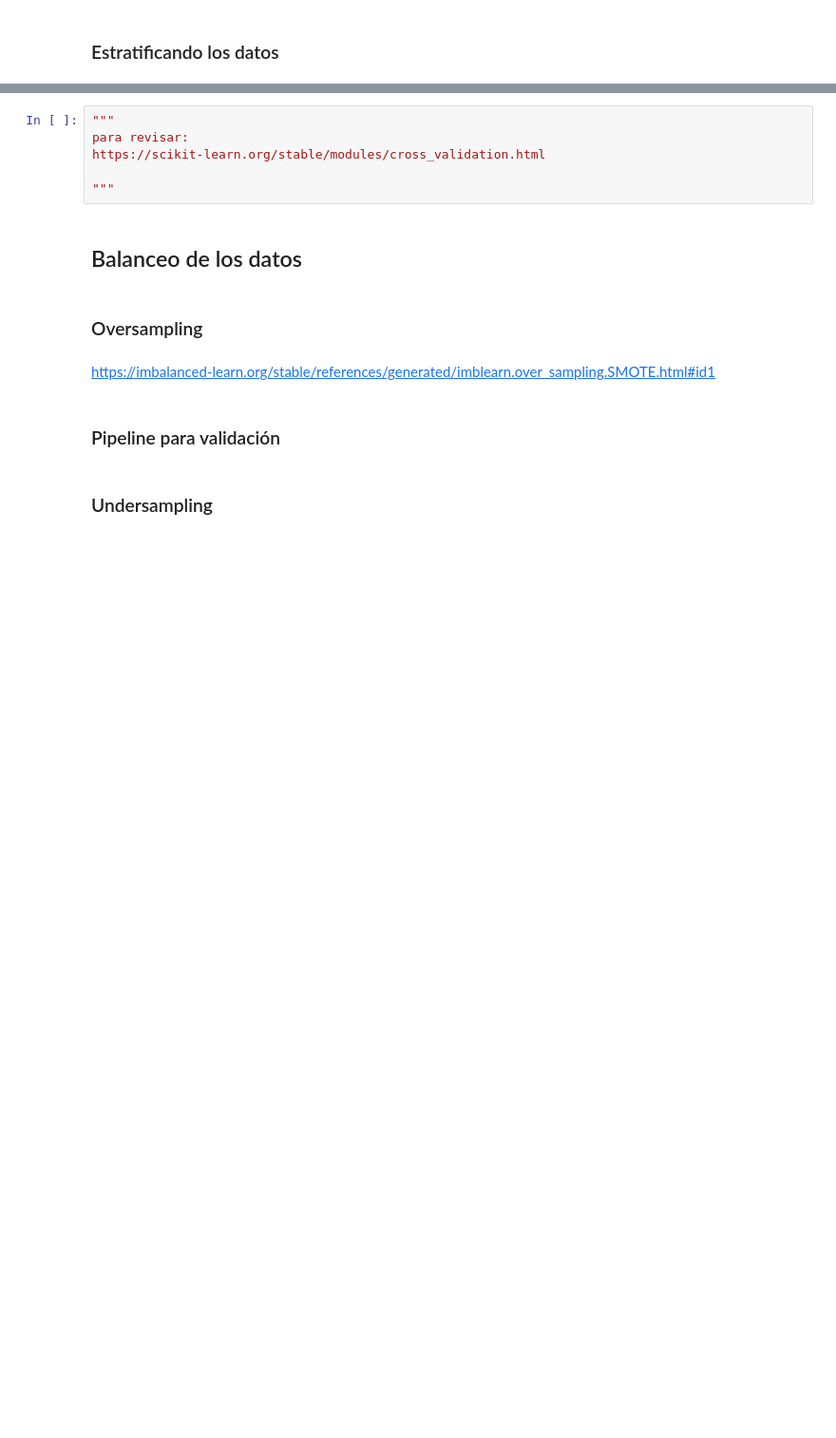
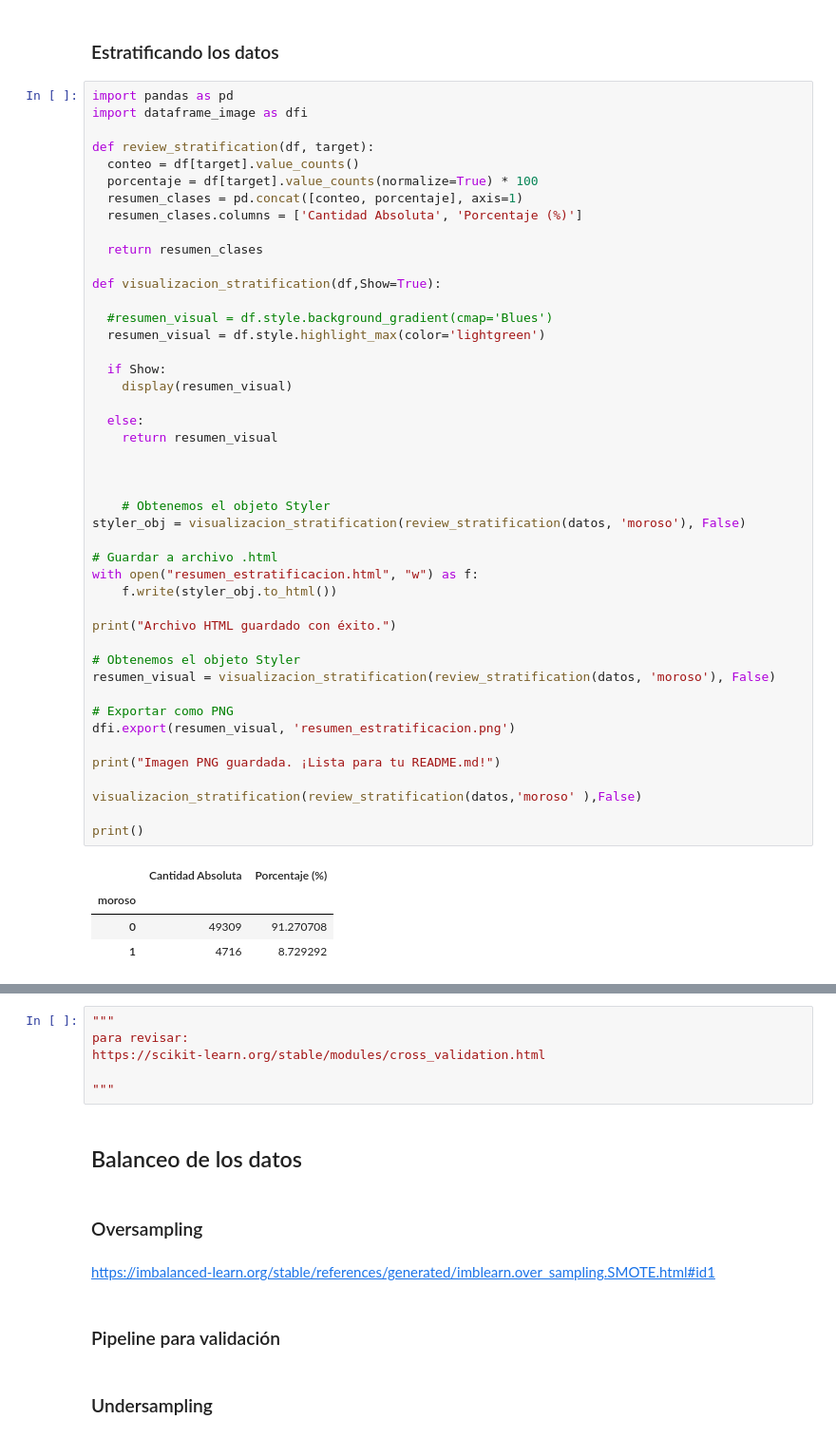
Before and after one commit to JCSR2022/Alura_Data_Science, a Jupyter notebook: Model_Validation_&_Evaluation_Metrics/Clasificacion_validacion_y_metricas.ipynb, the cells around one changed output, grey strips where cells are left out. Shown at 95% size. Cells and saved outputs as stored; diff of their text form; blank space fills up the shorter version.

```diff
--- a/Model_Validation_&_Evaluation_Metrics/Clasificacion_validacion_y_metricas.ipynb
+++ b/Model_Validation_&_Evaluation_Metrics/Clasificacion_validacion_y_metricas.ipynb
@@ -406,2 +407,52 @@ intervalo de confianza  para test_recall : 2.14% - 3.08%
 # %% [markdown]
 ### Estratificando los datos
+# %%
+import pandas as pd
+import dataframe_image as dfi
+
+def review_stratification(df, target):
+  conteo = df[target].value_counts()
+  porcentaje = df[target].value_counts(normalize=True) * 100
+  resumen_clases = pd.concat([conteo, porcentaje], axis=1)
+  resumen_clases.columns = ['Cantidad Absoluta', 'Porcentaje (%)']
+
+  return resumen_clases
+
+def visualizacion_stratification(df,Show=True):
+
+  #resumen_visual = df.style.background_gradient(cmap='Blues')
+  resumen_visual = df.style.highlight_max(color='lightgreen')
+
+  if Show:
+    display(resumen_visual)
+
+  else:
+    return resumen_visual
+
+
+
+    # Obtenemos el objeto Styler
+styler_obj = visualizacion_stratification(review_stratification(datos, 'moroso'), False)
+
+# Guardar a archivo .html
+with open("resumen_estratificacion.html", "w") as f:
+    f.write(styler_obj.to_html())
+
+print("Archivo HTML guardado con éxito.")
+
+# Obtenemos el objeto Styler
+resumen_visual = visualizacion_stratification(review_stratification(datos, 'moroso'), False)
+
+# Exportar como PNG
+dfi.export(resumen_visual, 'resumen_estratificacion.png')
+
+print("Imagen PNG guardada. ¡Lista para tu README.md!")
+
+visualizacion_stratification(review_stratification(datos,'moroso' ),False)
+
+print()
+# %% [output]
+|  | Cantidad Absoluta | Porcentaje (%) |
+| moroso |  |  |
+| 0 | 49309 | 91.270708 |
+| 1 | 4716 | 8.729292 |
```
Also changed, not shown: parts of 20 cells of this notebook.
